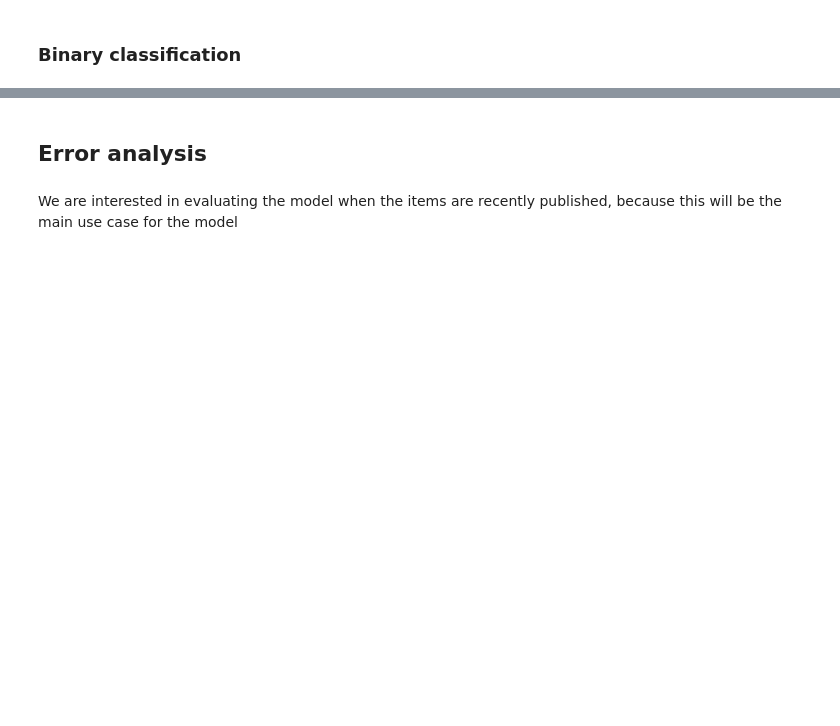
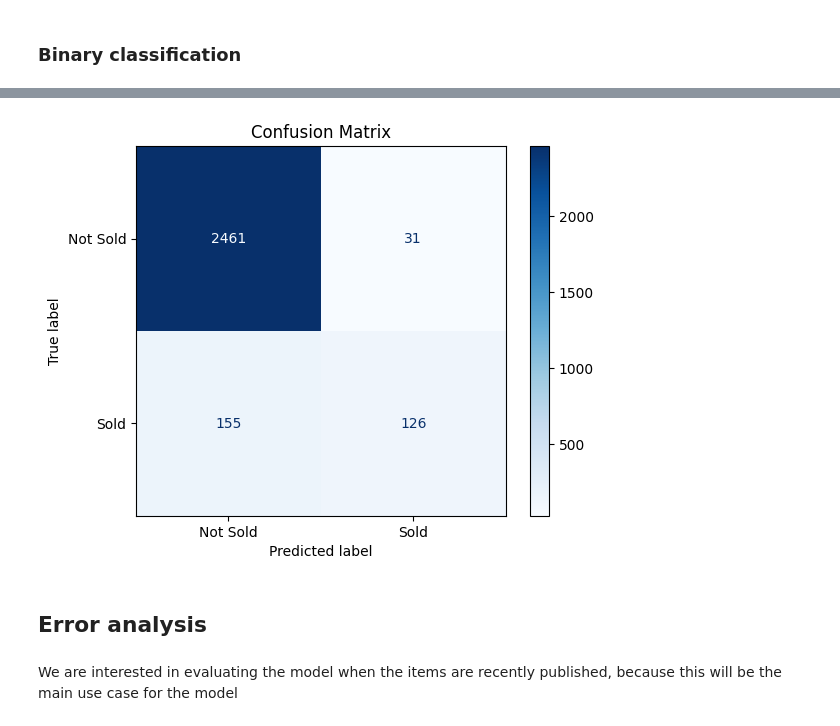
Before and after one commit to AngelUrq/auction_classic, a Jupyter notebook: notebooks/transformer_evaluation.ipynb, the cells around one changed output, grey strips where cells are left out. Drawn from its saved outputs; the diff is of its cells as text; code cells hidden in the pictures; blank space fills up the shorter version.

```diff
--- a/notebooks/transformer_evaluation.ipynb
+++ b/notebooks/transformer_evaluation.ipynb
@@ -32,5 +34,5 @@ print(f"Using device: {device}")
 # %%
-prediction_time = datetime.strptime("2025-10-10 14:00:00", "%Y-%m-%d %H:%M:%S")
+prediction_time = datetime.strptime("2025-10-13 00:00:00", "%Y-%m-%d %H:%M:%S")
 max_hours_back = 24
 
 mappings_dir = '../generated/mappings'
@@ -92,6 +110,6 @@ print(f"Mean absolute error: {mae}")
 # %%
 df_auctions_filtered = df_predictions[df_predictions['current_hours'] == 0]
-df_auctions_filtered = df_auctions_filtered[df_auctions_filtered['time_left'] == 48.0]
+df_auctions_filtered = df_auctions_filtered[df_auctions_filtered['time_left'] == 12.0]
 
 df_auctions_filtered['prediction_interval'] = df_auctions_filtered['prediction_q90'] - df_auctions_filtered['prediction_q10']
 
@@ -105,10 +139,18 @@ df_auctions_filtered['coverage'].mean()
 # %% [markdown]
 ### Binary classification
 # %%
-from sklearn.metrics import precision_score, recall_score, f1_score, accuracy_score
+from sklearn.metrics import precision_score, recall_score, f1_score, accuracy_score, confusion_matrix, ConfusionMatrixDisplay
 
-df_auctions_filtered['sold_gt'] = df_auctions_filtered['hours_on_sale'] <= 12.0
-df_auctions_filtered['sold_pred'] = df_auctions_filtered['prediction_q50'] <= 12.0
+df_auctions_filtered['sold_gt'] = df_auctions_filtered['hours_on_sale'] <= 6
+df_auctions_filtered['sold_pred'] = df_auctions_filtered['prediction_q50'] <= 6.0
+
+num_positive = df_auctions_filtered['sold_gt'].sum()
+num_negative = len(df_auctions_filtered) - num_positive
+
+print(f"Total samples: {len(df_auctions_filtered)}")
+print(f"Positive (sold ≤ hours): {num_positive}")
+print(f"Negative (not sold > hours): {num_negative}")
+print(f"Class balance: {num_positive / len(df_auctions_filtered):.2%} positives")
 
 accuracy = accuracy_score(df_auctions_filtered['sold_gt'], df_auctions_filtered['sold_pred'])
 precision = precision_score(df_auctions_filtered['sold_gt'], df_auctions_filtered['sold_pred'])
@@ -122,3 +173,13 @@ print(f"F1 score: {f1}")
+# %%
+cm = confusion_matrix(df_auctions_filtered['sold_gt'], df_auctions_filtered['sold_pred'])
+
+# Plot confusion matrix
+disp = ConfusionMatrixDisplay(confusion_matrix=cm, display_labels=["Not Sold", "Sold"])
+disp.plot(cmap="Blues", values_format='d')
+plt.title("Confusion Matrix")
+plt.show()
+# %% [output]
+[figure, added]
 # %% [markdown]
 ## Error analysis
 # %%
```
Also changed, not shown: parts of 8 cells of this notebook, 5 other files.
